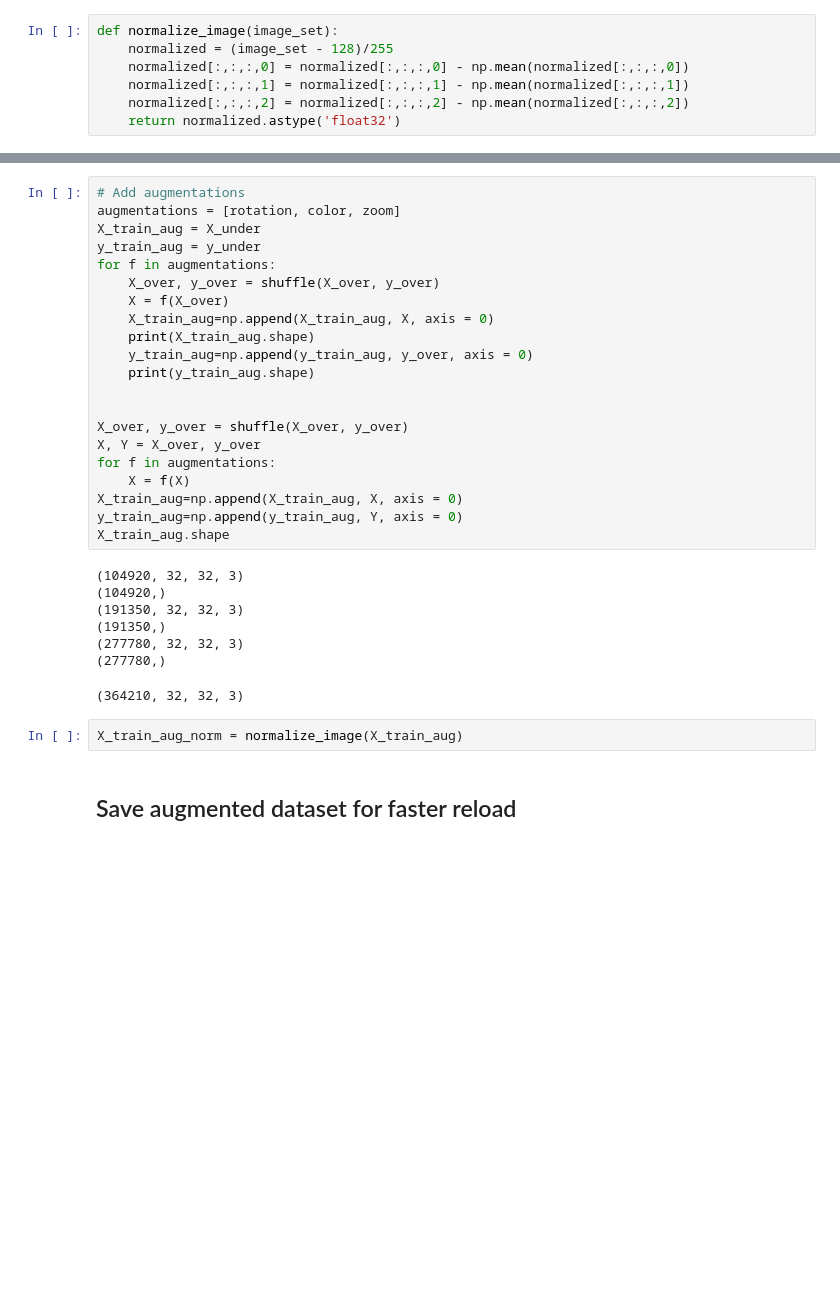
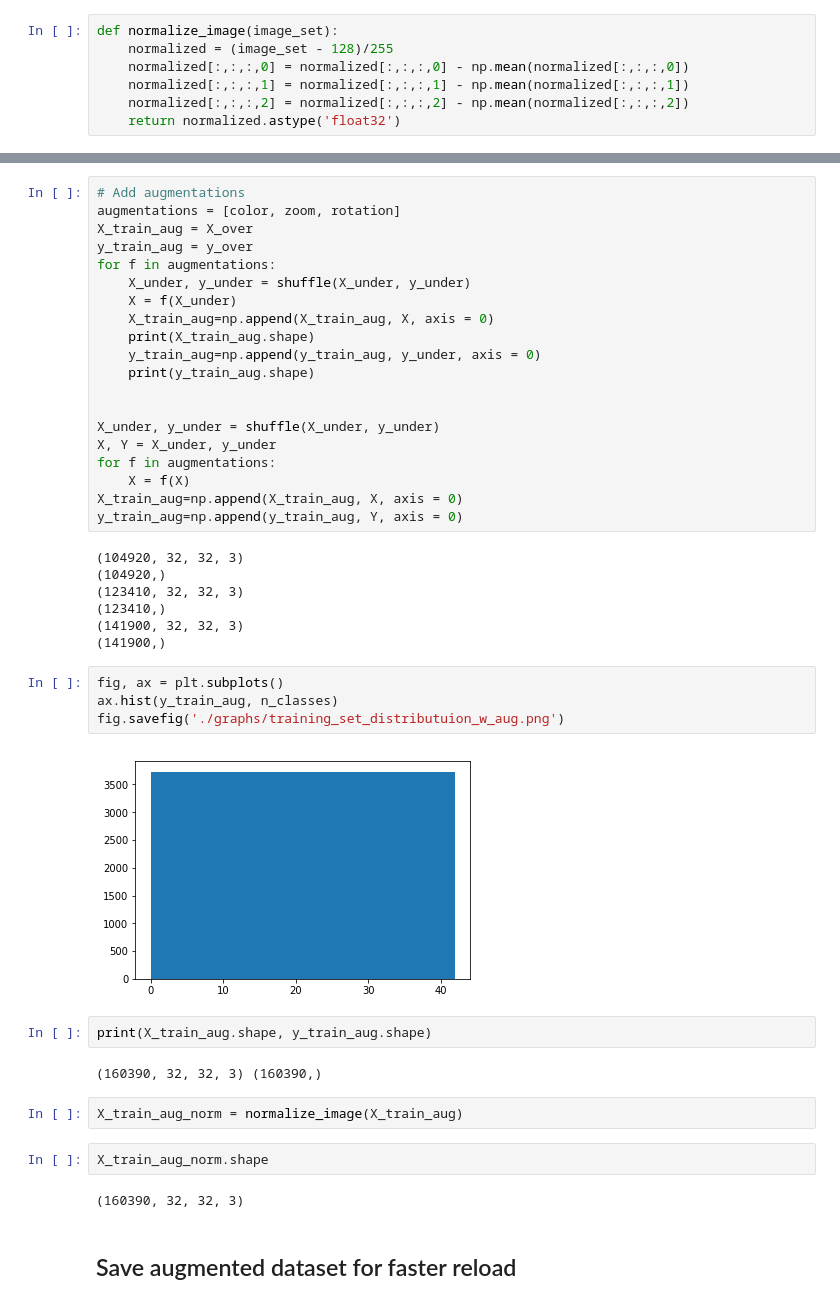
Before and after one commit to AlZi-88/SDCE_TrafficSignClassifier, a Jupyter notebook: Traffic_Sign_Classifier.ipynb, the cells around one changed output, grey strips where cells are left out. Saved outputs shown, nothing was run; the diff lists cells and outputs as text; blank space fills up the shorter version.

```diff
--- a/Traffic_Sign_Classifier.ipynb
+++ b/Traffic_Sign_Classifier.ipynb
@@ -326,35 +322,47 @@ Normalized max of all images:  0.39029777
 (86430, 32, 32, 3)
 # %%
 # Add augmentations
-augmentations = [rotation, color, zoom]
-X_train_aug = X_under
-y_train_aug = y_under
+augmentations = [color, zoom, rotation]
+X_train_aug = X_over
+y_train_aug = y_over
 for f in augmentations:
-    X_over, y_over = shuffle(X_over, y_over)
-    X = f(X_over)
+    X_under, y_under = shuffle(X_under, y_under)
+    X = f(X_under)
     X_train_aug=np.append(X_train_aug, X, axis = 0)
     print(X_train_aug.shape)
-    y_train_aug=np.append(y_train_aug, y_over, axis = 0)
+    y_train_aug=np.append(y_train_aug, y_under, axis = 0)
     print(y_train_aug.shape)
 
 
-X_over, y_over = shuffle(X_over, y_over)
-X, Y = X_over, y_over
+X_under, y_under = shuffle(X_under, y_under)
+X, Y = X_under, y_under
 for f in augmentations:
     X = f(X)
 X_train_aug=np.append(X_train_aug, X, axis = 0)
 y_train_aug=np.append(y_train_aug, Y, axis = 0)
-X_train_aug.shape
 # %% [output]
 (104920, 32, 32, 3)
 (104920,)
-(191350, 32, 32, 3)
-(191350,)
-(277780, 32, 32, 3)
-(277780,)
+(123410, 32, 32, 3)
+(123410,)
+(141900, 32, 32, 3)
+(141900,)
-(364210, 32, 32, 3)
+# %%
+fig, ax = plt.subplots()
+ax.hist(y_train_aug, n_classes)
+fig.savefig('./graphs/training_set_distributuion_w_aug.png')
+# %% [output]
+[figure, added]
+# %%
+print(X_train_aug.shape, y_train_aug.shape)
+# %% [output]
+(160390, 32, 32, 3) (160390,)
 # %%
 X_train_aug_norm = normalize_image(X_train_aug)
+# %%
+X_train_aug_norm.shape
+# %% [output]
+(160390, 32, 32, 3)
 # %% [markdown]
 ## Save augmented dataset for faster reload
 # %%
```
Also changed, not shown: parts of 20 cells of this notebook, 5 other files.
